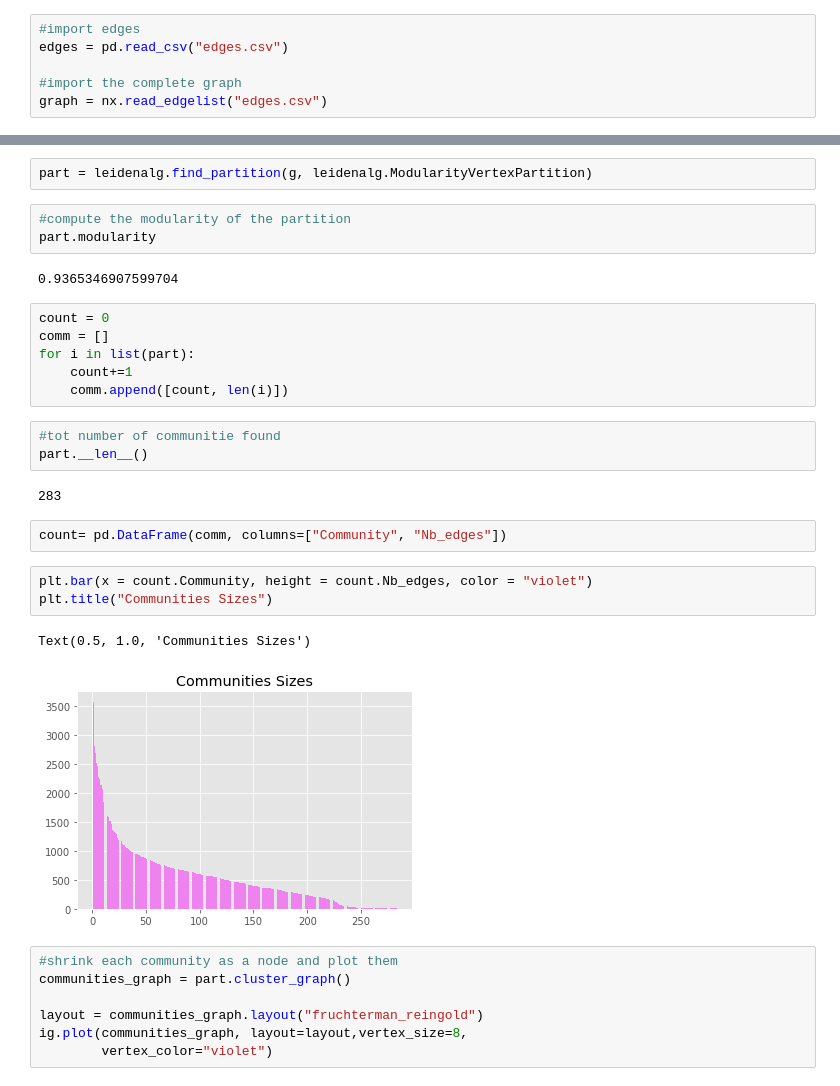
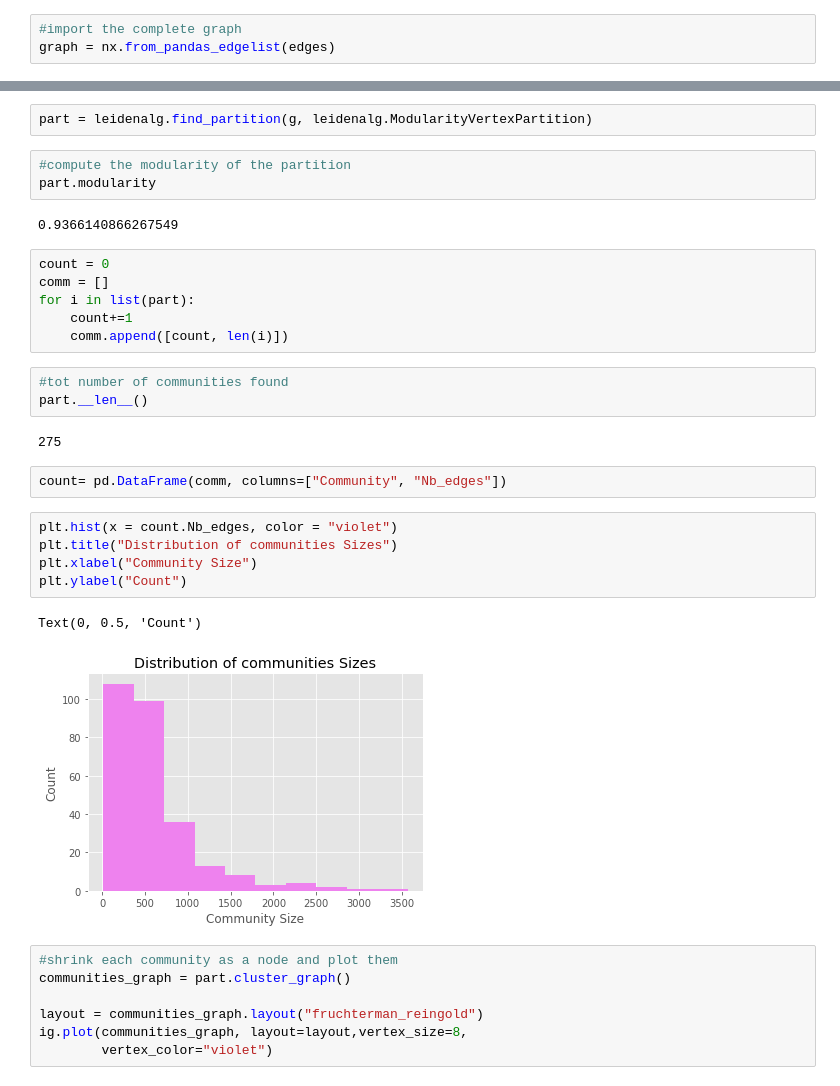
Before and after one commit to caterinaconz/youtube-network-analysis, a Jupyter notebook: community_detection.ipynb, the cells around one changed output, grey strips where cells are left out. Saved outputs shown, nothing was run; the diff lists cells and outputs as text.

```diff
--- a/community_detection.ipynb
+++ b/community_detection.ipynb
@@ -32,11 +32,8 @@ nodes = pd.read_csv("youtube_raw.csv").drop("id.1",axis = 1)
 #eliminate recommendations
 nodes = nodes.iloc[:,0:9]
 # %%
-#import edges
-edges = pd.read_csv("edges.csv")
-
 #import the complete graph
-graph = nx.read_edgelist("edges.csv")
+graph = nx.from_pandas_edgelist(edges)
 # %%
 def GetInfoGraph(G):
     print('number of edges', G.number_of_edges())
@@ -90,7 +87,7 @@ part = leidenalg.find_partition(g, leidenalg.ModularityVertexPartition)
 #compute the modularity of the partition
 part.modularity
 # %% [output]
-0.9365346907599704
+0.9366140866267549
 # %%
 count = 0
 comm = []
@@ -98,18 +95,20 @@ for i in list(part):
     count+=1
     comm.append([count, len(i)])
 # %%
-#tot number of communitie found
+#tot number of communities found
 part.__len__()
 # %% [output]
-283
+275
 # %%
 count= pd.DataFrame(comm, columns=["Community", "Nb_edges"])
 # %%
-plt.bar(x = count.Community, height = count.Nb_edges, color = "violet")
-plt.title("Communities Sizes")
+plt.hist(x = count.Nb_edges, color = "violet")
+plt.title("Distribution of communities Sizes")
+plt.xlabel("Community Size")
+plt.ylabel("Count")
 # %% [output]
-Text(0.5, 1.0, 'Communities Sizes')
+Text(0, 0.5, 'Count')
-[figure, old version]
+[figure, new version]
 # %%
 #shrink each community as a node and plot them
 communities_graph = part.cluster_graph()
```
Also changed, not shown: parts of 7 cells of this notebook.
